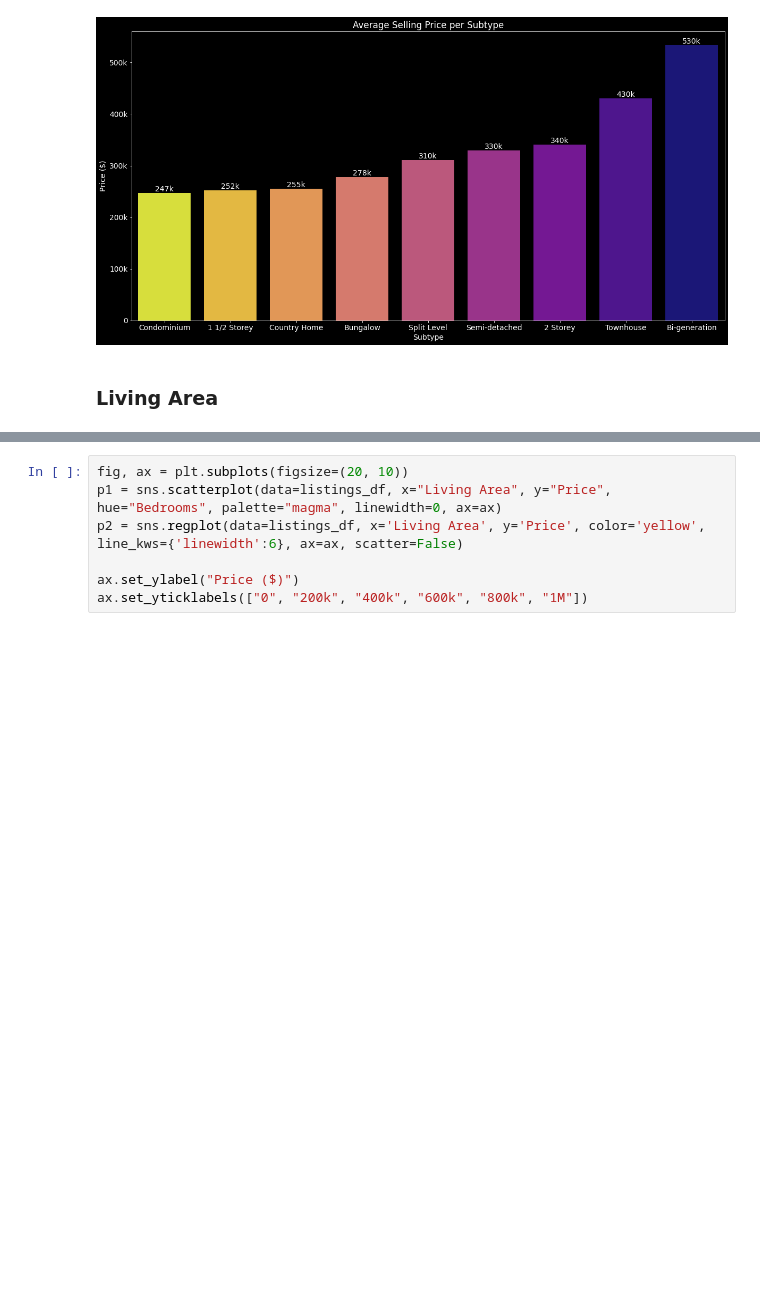
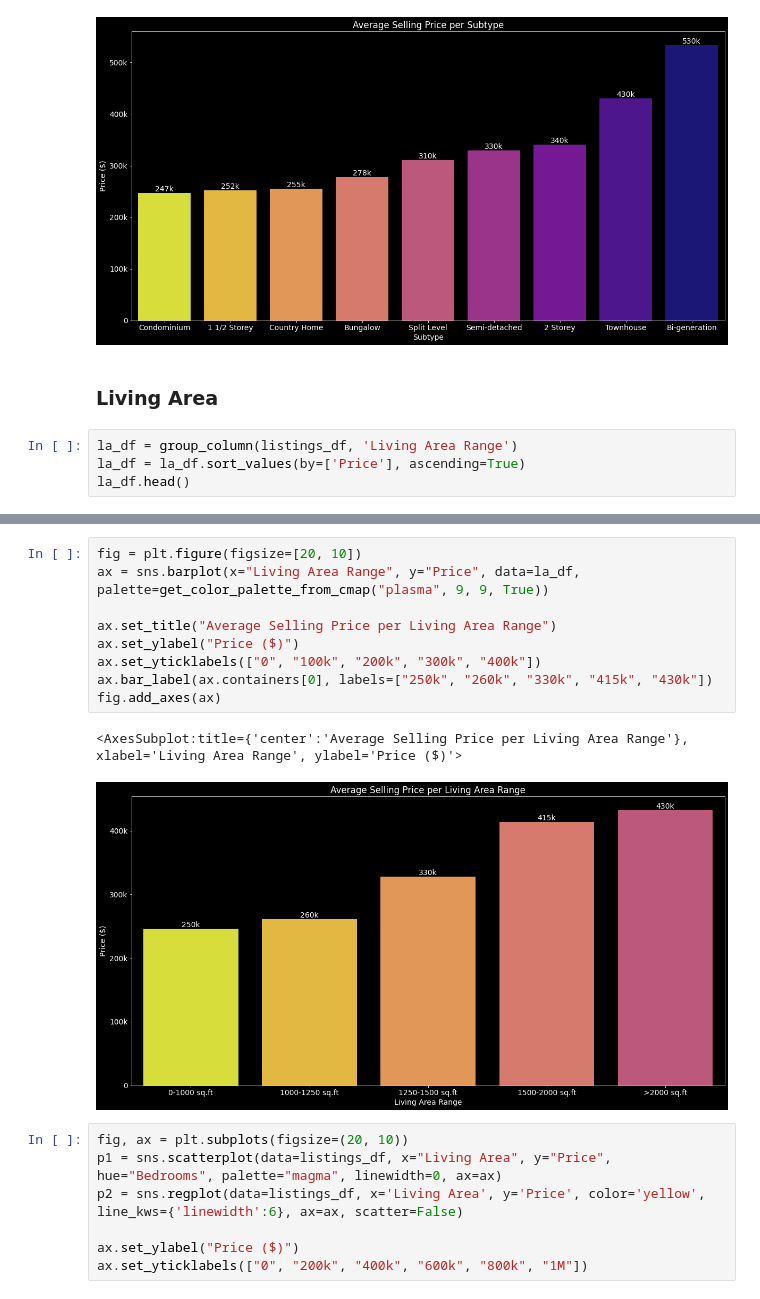
Before and after one commit to simkass/quebec-real-estate-analysis, a Jupyter notebook: notebooks/visualization2.ipynb, the cells around one changed output, grey strips where cells are left out. Drawn from its saved outputs; the diff is of its cells as text; blank space fills up the shorter version.

```diff
--- a/notebooks/visualization2.ipynb
+++ b/notebooks/visualization2.ipynb
@@ -163,3 +164,7 @@ fig.add_axes(ax)
 [figure]
 # %% [markdown]
 ### Living Area
+# %%
+la_df = group_column(listings_df, 'Living Area Range')
+la_df = la_df.sort_values(by=['Price'], ascending=True)
+la_df.head()
@@ -166,3 +178,15 @@ fig.add_axes(ax)
+# %%
+fig = plt.figure(figsize=[20, 10])
+ax = sns.barplot(x="Living Area Range", y="Price", data=la_df, palette=get_color_palette_from_cmap("plasma", 9, 9, True))
+
+ax.set_title("Average Selling Price per Living Area Range")
+ax.set_ylabel("Price ($)")
+ax.set_yticklabels(["0", "100k", "200k", "300k", "400k"])
+ax.bar_label(ax.containers[0], labels=["250k", "260k", "330k", "415k", "430k"])
+fig.add_axes(ax)
+# %% [output]
+<AxesSubplot:title={'center':'Average Selling Price per Living Area Range'}, xlabel='Living Area Range', ylabel='Price ($)'>
+[figure, added]
 # %%
 fig, ax = plt.subplots(figsize=(20, 10))
 p1 = sns.scatterplot(data=listings_df, x="Living Area", y="Price", hue="Bedrooms", palette="magma", linewidth=0, ax=ax)
```
Also changed, not shown: parts of 4 cells of this notebook, 2 other files.
